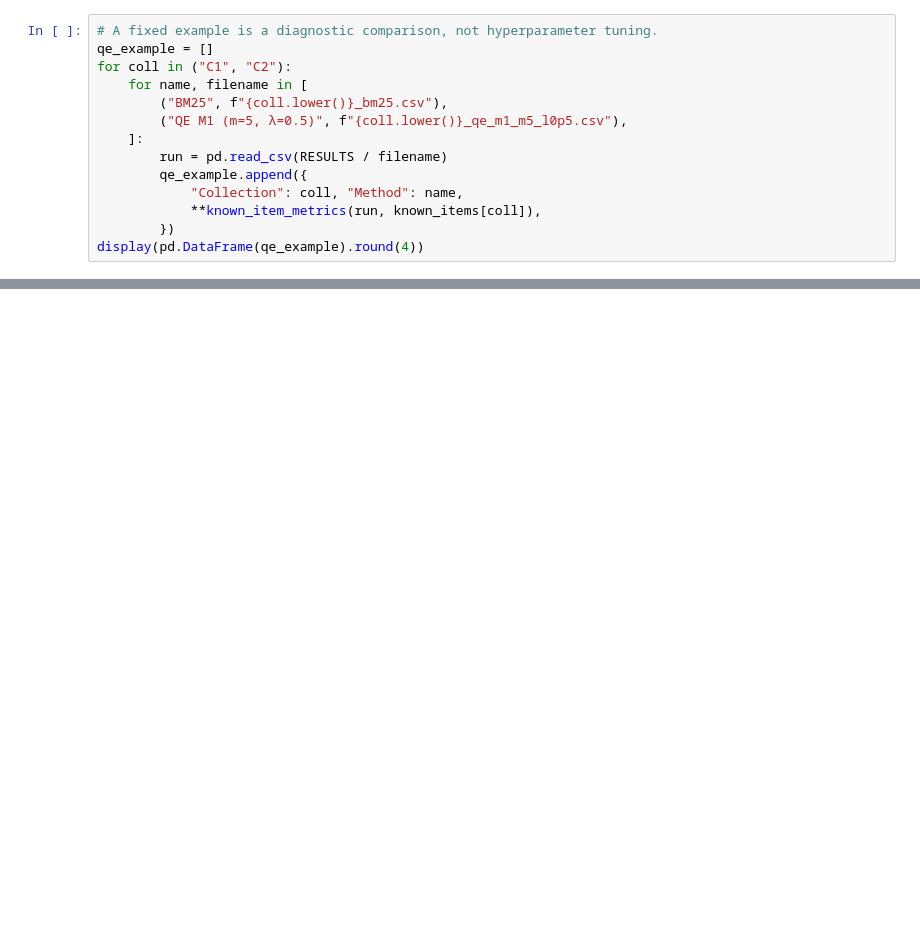
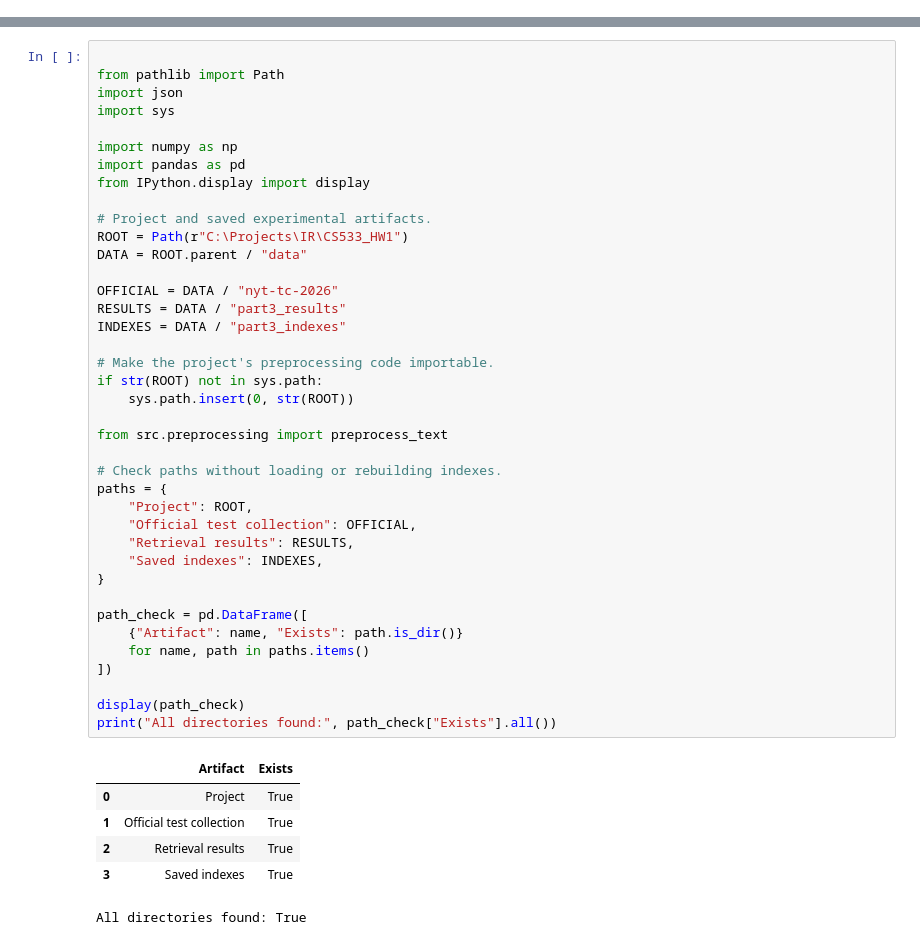
Before and after one commit to LanayaC/CS533_HW1, a Jupyter notebook: notes/03_retrieval_models.ipynb, the cells around one changed output, grey strips where cells are left out. Drawn from its saved outputs; the diff is of its cells as text; blank space fills up the shorter version.

Commit message:
Complete retrieval and evaluation notebooks

```diff
--- a/notes/03_retrieval_models.ipynb
+++ b/notes/03_retrieval_models.ipynb
@@ -520,14 +0,0 @@ Topic expansion checks passed: True
-# %%
-# A fixed example is a diagnostic comparison, not hyperparameter tuning.
-qe_example = []
-for coll in ("C1", "C2"):
-    for name, filename in [
-        ("BM25", f"{coll.lower()}_bm25.csv"),
-        ("QE M1 (m=5, λ=0.5)", f"{coll.lower()}_qe_m1_m5_l0p5.csv"),
-    ]:
-        run = pd.read_csv(RESULTS / filename)
-        qe_example.append({
-            "Collection": coll, "Method": name,
-            **known_item_metrics(run, known_items[coll]),
-        })
-display(pd.DataFrame(qe_example).round(4))
@@ -757,0 +14,46 @@ This notebook checks the saved **four lexical**, **eight dense**, **36 query-exp
+# %%
+
+from pathlib import Path
+import json
+import sys
+
+import numpy as np
+import pandas as pd
+from IPython.display import display
+
+# Project and saved experimental artifacts.
+ROOT = Path(r"C:\Projects\IR\CS533_HW1")
+DATA = ROOT.parent / "data"
+
+OFFICIAL = DATA / "nyt-tc-2026"
+RESULTS = DATA / "part3_results"
+INDEXES = DATA / "part3_indexes"
+
+# Make the project's preprocessing code importable.
+if str(ROOT) not in sys.path:
+    sys.path.insert(0, str(ROOT))
+
+from src.preprocessing import preprocess_text
+
+# Check paths without loading or rebuilding indexes.
+paths = {
+    "Project": ROOT,
+    "Official test collection": OFFICIAL,
+    "Retrieval results": RESULTS,
+    "Saved indexes": INDEXES,
+}
+
+path_check = pd.DataFrame([
+    {"Artifact": name, "Exists": path.is_dir()}
+    for name, path in paths.items()
+])
+
+display(path_check)
+print("All directories found:", path_check["Exists"].all())
+# %% [output]
+|  | Artifact | Exists |
+| 0 | Project | True |
+| 1 | Official test collection | True |
+| 2 | Retrieval results | True |
+| 3 | Saved indexes | True |
+All directories found: True
```
Also changed, not shown: parts of 47 cells of this notebook, 3 other files.
